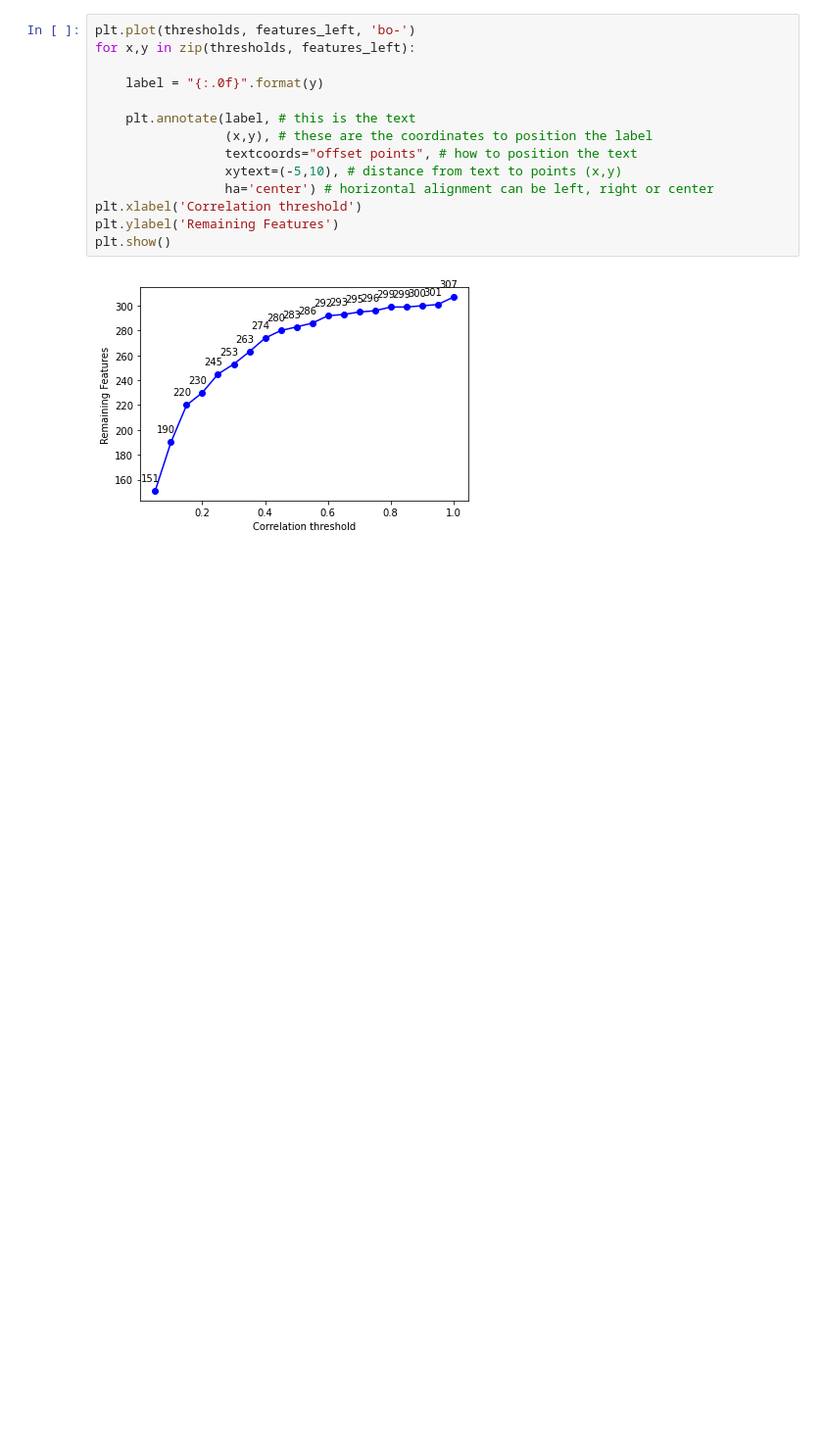
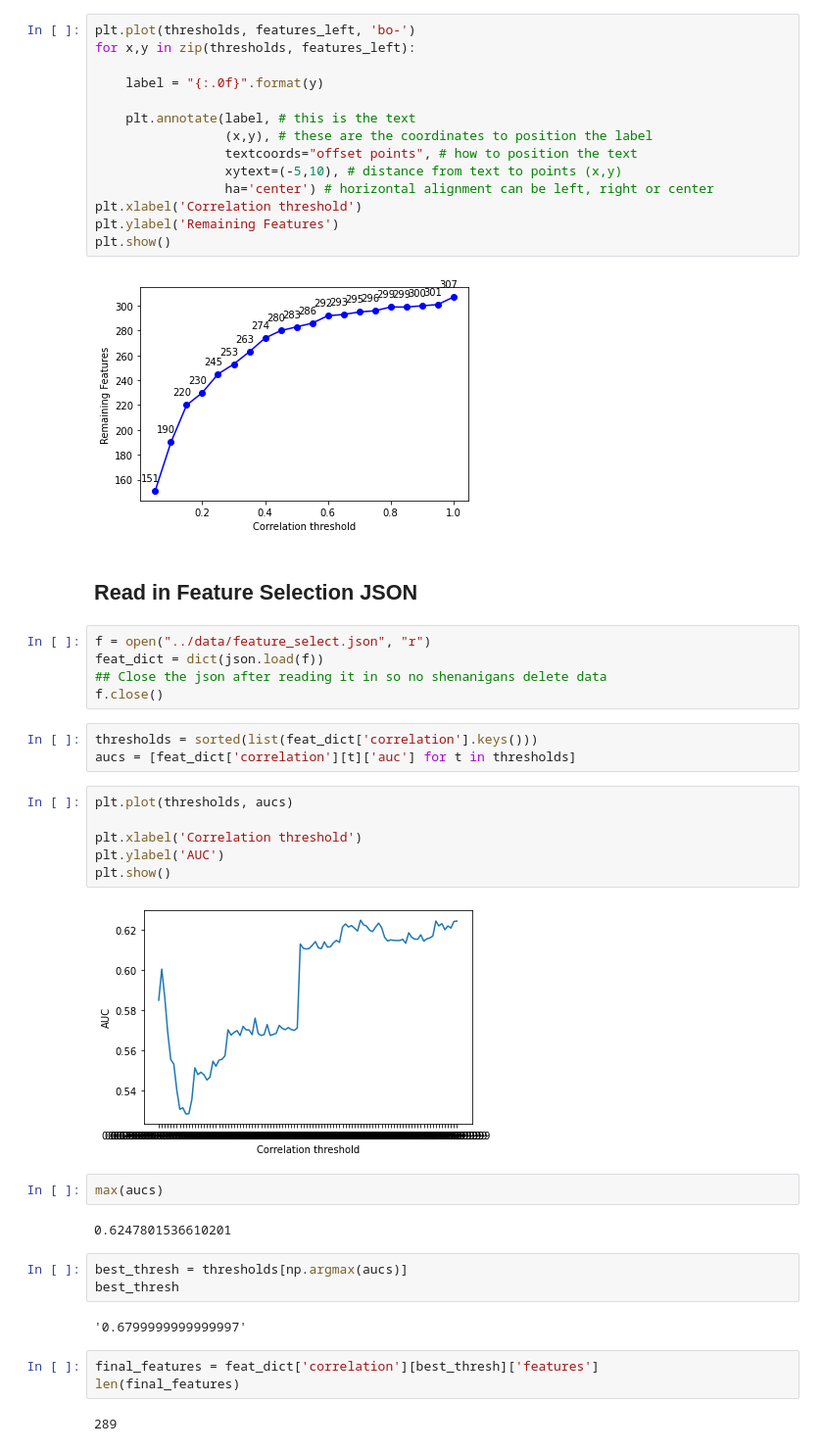
Before and after one commit to sjo302/Capstone, a Jupyter notebook: Notebooks/075_remove_correlated_features.ipynb, the cells around one changed output. Shown at 98% size. Cells and saved outputs as stored; diff of their text form; blank space fills up the shorter version.

Commit message:
adding correlation analysis results

```diff
--- a/Notebooks/075_remove_correlated_features.ipynb
+++ b/Notebooks/075_remove_correlated_features.ipynb
@@ -185,3 +127,35 @@ plt.ylabel('Remaining Features')
 plt.show()
 # %% [output]
 [figure]
+# %% [markdown]
+## Read in Feature Selection JSON
+# %%
+f = open("../data/feature_select.json", "r")
+feat_dict = dict(json.load(f))
+## Close the json after reading it in so no shenanigans delete data
+f.close()
+# %%
+thresholds = sorted(list(feat_dict['correlation'].keys()))
+aucs = [feat_dict['correlation'][t]['auc'] for t in thresholds]
+# %%
+plt.plot(thresholds, aucs)
+
+plt.xlabel('Correlation threshold')
+plt.ylabel('AUC')
+plt.show()
+# %% [output]
+[figure, added]
+# %%
+max(aucs)
+# %% [output]
+0.6247801536610201
+# %%
+best_thresh = thresholds[np.argmax(aucs)]
+best_thresh
+# %% [output]
+'0.6799999999999997'
+# %%
+final_features = feat_dict['correlation'][best_thresh]['features']
+len(final_features)
+# %% [output]
+289
```
Also changed, not shown: parts of 2 cells of this notebook, 2 other files.
